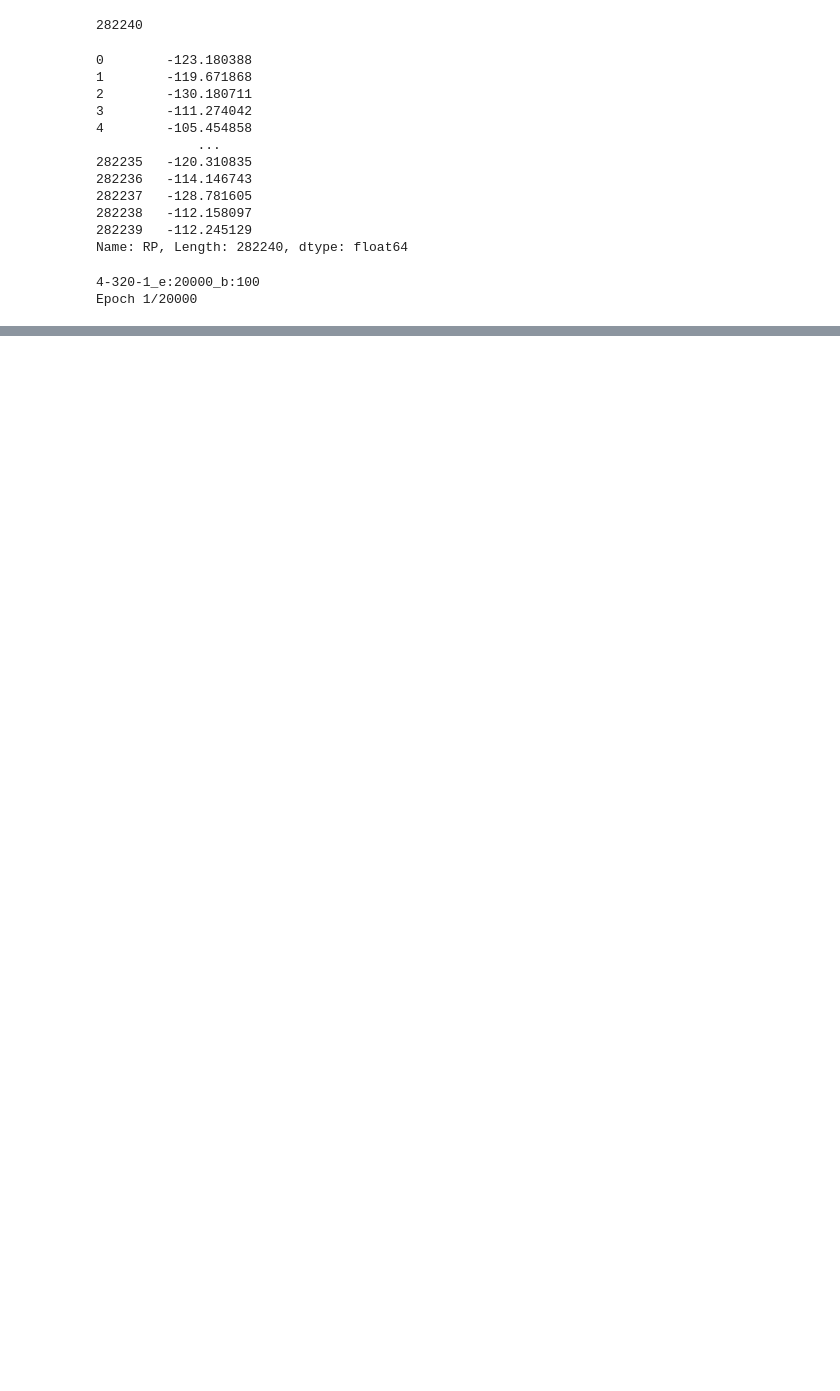
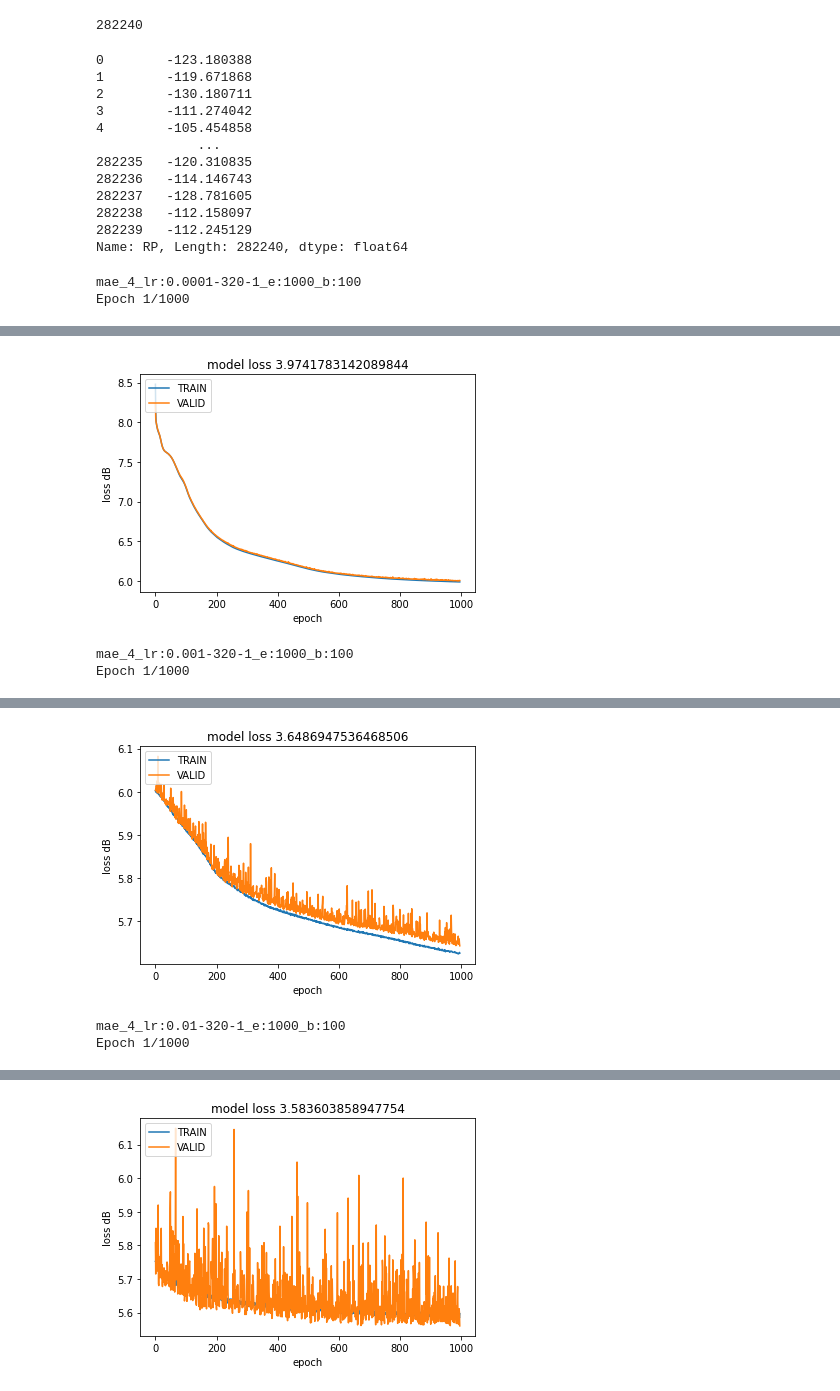
Before and after one commit to MINJUN23/graduate_paper, a Jupyter notebook: MLP/MLP.ipynb, the cells around one changed output, grey strips where cells are left out. Saved outputs shown, nothing was run; the diff lists cells and outputs as text; code cells hidden in the pictures; blank space fills up the shorter version.

```diff
--- a/MLP/MLP.ipynb
+++ b/MLP/MLP.ipynb
@@ -62,39 +60,44 @@ VALIDATION_DATA = pd.DataFrame(VALIDATION_DATA)
 TEST_DATA = min_max_scaler.transform(TEST_DATA)
 TEST_DATA = pd.DataFrame(TEST_DATA)
 # %%
+
+
 model = keras.models.Sequential([
     keras.layers.Dense(320,activation="tanh", input_dim=4),
     keras.layers.Dense(1, activation="linear")
 ])
 
-optimizer = keras.optimizers.Adam(lr=0.0001, beta_1=0.9, beta_2=0.999, epsilon=None, decay=0.0, amsgrad=False)
-model.compile(loss="mean_absolute_error", optimizer=optimizer)
+learning_rates = (0.0001, 0.001, 0.01)
 
-epochs=20000
-batch=100
+for learning_rate in learning_rates:
+    optimizer = keras.optimizers.Adam(lr=learning_rate, beta_1=0.9, beta_2=0.999, epsilon=None, decay=0.0, amsgrad=False)
+    model.compile(loss="mean_absolute_error", optimizer=optimizer)
+
+    epochs=1000
+    batch=100
 
 
-model_name = f"mae_{model.layers[0].input_shape[1]}"
-for layer in model.layers:
-    model_name+=f"-{layer.output_shape[1]}"
-model_name += f"_e:{epochs}_b:{batch}"
-print(model_name)
+    model_name = f"mae_{model.layers[0].input_shape[1]}_lr:{learning_rate}"
+    for layer in model.layers:
+        model_name+=f"-{layer.output_shape[1]}"
+    model_name += f"_e:{epochs}_b:{batch}"
+    print(model_name)
 
 
-history = model.fit(TRAINING_DATA, TRAINING_VAL, epochs=epochs, batch_size=batch, validation_data=(VALIDATION_DATA, VALIDATION_VAL))
-model.save(f"MODELS/{model_name}.h5")
+    history = model.fit(TRAINING_DATA, TRAINING_VAL, epochs=epochs, batch_size=batch, validation_data=(VALIDATION_DATA, VALIDATION_VAL))
+    model.save(f"MODELS/{model_name}.h5")
 
-from math import log10
+    from math import log10
 
-scores = model.evaluate(TEST_DATA, TEST_VAL, batch_size=20)
-plt.plot([10*log10(loss) for loss in history.history['loss'][4:]])
-plt.plot([10*log10(loss) for loss in history.history['val_loss'][4:]])
-plt.title(f'model loss {scores}')
-plt.ylabel('loss dB')
-plt.xlabel('epoch')
-plt.legend(['TRAIN', 'VALID'], loc='upper left')
-plt.savefig(f"TRAINING_PROCESS/{model_name}.png")
-plt.show()
+    scores = model.evaluate(TEST_DATA, TEST_VAL, batch_size=20)
+    plt.plot([10*log10(loss) for loss in history.history['loss'][4:]])
+    plt.plot([10*log10(loss) for loss in history.history['val_loss'][4:]])
+    plt.title(f'model loss {scores}')
+    plt.ylabel('loss dB')
+    plt.xlabel('epoch')
+    plt.legend(['TRAIN', 'VALID'], loc='upper left')
+    plt.savefig(f"TRAINING_PROCESS/{model_name}.png")
+    plt.show()
 # %% [output]
-4-320-1_e:20000_b:100
-Epoch 1/20000
+mae_4_lr:0.0001-320-1_e:1000_b:100
+Epoch 1/1000
@@ -117,0 +121,3 @@ Epoch 3582/20000
+[figure, added]
+mae_4_lr:0.001-320-1_e:1000_b:100
+Epoch 1/1000
@@ -117,0 +141,3 @@ Epoch 3582/20000
+[figure, added]
+mae_4_lr:0.01-320-1_e:1000_b:100
+Epoch 1/1000
@@ -118,3 +161,4 @@ Epoch 3582/20000
+[figure, added]
 # %%
 TEST_DATA = TEST_DATA.iloc[:30,:]
 PREDICTIONS = pd.DataFrame(model.predict(TEST_DATA))
```
Also changed, not shown: parts of 2 cells of this notebook, 25 other files.
